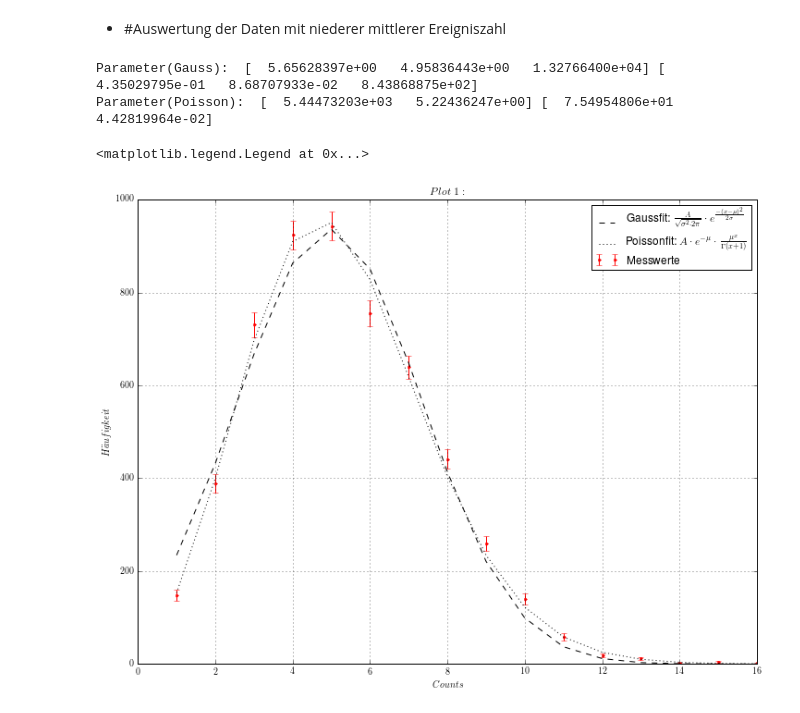
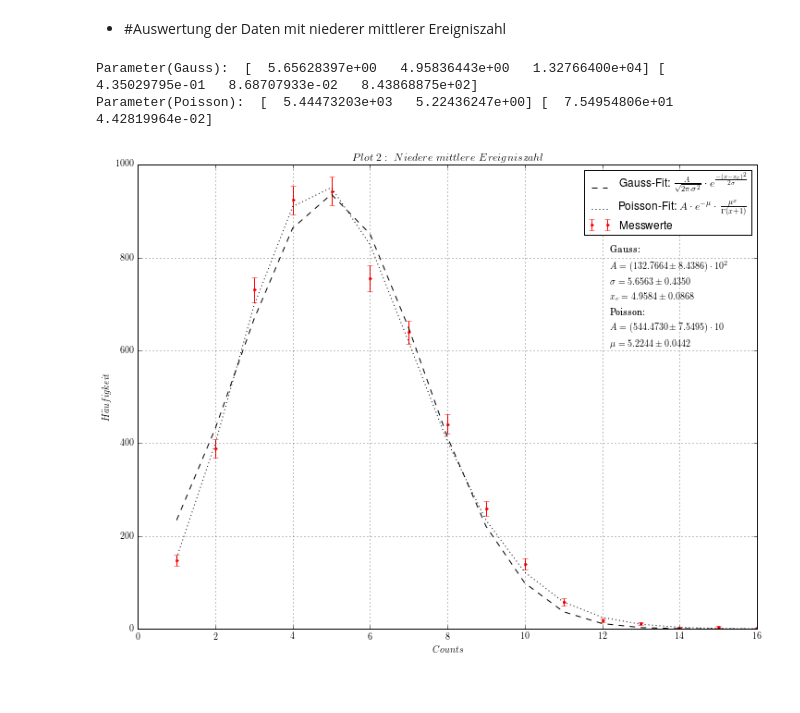
Before and after one commit to krauthex/AP2.2, a Jupyter notebook: v251/v251.ipynb, the cells around one changed output. Saved outputs shown, nothing was run; the diff lists cells and outputs as text; code cells hidden in the pictures.

```diff
--- a/v251/v251.ipynb
+++ b/v251/v251.ipynb
@@ -110,31 +109,32 @@ counts[np.argmax(haeufigkeit)]
 # %%
 ## loading data
 counts, haeufigkeit = main.load_data('.data/krabl(5)14.12.15.dat')
 haeuf_err = np.sqrt(haeufigkeit)
 
 popt_gauss, pcov_gauss = curve_fit(gauss, counts, haeufigkeit, p0=[np.sqrt(counts[np.argmax(haeufigkeit)]),
                                                                    counts[np.argmax(haeufigkeit)],
                                                                    np.sum(haeufigkeit*counts)])
 
 popt_poisson, pcov_poisson = curve_fit(poisson, counts, haeufigkeit, p0=[np.sum(haeufigkeit*counts),
                                                                          counts[np.argmax(haeufigkeit)]])
 
 print('Parameter(Gauss): ', popt_gauss, np.sqrt(np.diag(pcov_gauss)))
 print('Parameter(Poisson): ', popt_poisson, np.sqrt(np.diag(pcov_poisson)))
 
 ## plotting section
 fig = plt.figure(figsize=(12,9))
 ax = fig.add_subplot(111)
 ax.errorbar(counts, haeufigkeit, yerr=haeuf_err, fmt='r.', label='Messwerte')
-ax.plot(counts, gauss(counts, *popt_gauss), 'k--', label='Gaussfit:\ $\\frac{A}{\sqrt{2\pi\cdot\sigma^2}}\cdot e^{\\frac{-(x-x_c)^2}{2 \sigma}}$')
-ax.plot(counts, poisson(counts, *popt_poisson), 'k:', label='Poissonfit:\ $A\cdot e^{-\mu} \cdot \\frac{\mu^x}{\Gamma(x+1)}$')
+ax.plot(counts, gauss(counts, *popt_gauss), 'k--', label='Gauss-Fit:\ $\\frac{A}{\sqrt{2\pi\cdot\sigma^2}}\cdot e^{\\frac{-(x-x_c)^2}{2 \sigma}}$')
+ax.plot(counts, poisson(counts, *popt_poisson), 'k:', label='Poisson-Fit:\ $A\cdot e^{-\mu} \cdot \\frac{\mu^x}{\Gamma(x+1)}$')
 ax.set_xlabel('$Counts$')
 ax.set_ylabel('$H\\"{a}ufigkeit$')
-ax.set_title('$Plot\ 2:\ ')
+ax.set_title('$Plot\ 2:\ Niedere\ mittlere\ Ereigniszahl')
 ax.grid(axis='both')
+ax.text(12.2, 610, '\\textrm{Gauss:}\n$A=(132.7664\pm8.4386)\cdot10^2$\n$\sigma=5.6563\pm0.4350$\n$x_c=4.9584\pm0.0868$\n\\textrm{Poisson:}\n$A=(544.4730\pm7.5495)\cdot10$\n$\mu=5.2244\pm0.0442$', linespacing=2)
 ax.legend()
+fig.savefig('.data/plot2.pdf', format='pdf', dpi=200)
 # %% [output]
 Parameter(Gauss):  [  5.65628397e+00   4.95836443e+00   1.32766400e+04] [  4.35029795e-01   8.68707933e-02   8.43868875e+02]
 Parameter(Poisson):  [  5.44473203e+03   5.22436247e+00] [  7.54954806e+01   4.42819964e-02]
-<matplotlib.legend.Legend at 0x...>
-[figure, old version]
+[figure, new version]
```
Also changed, not shown: parts of 2 cells of this notebook, 4 other files.
